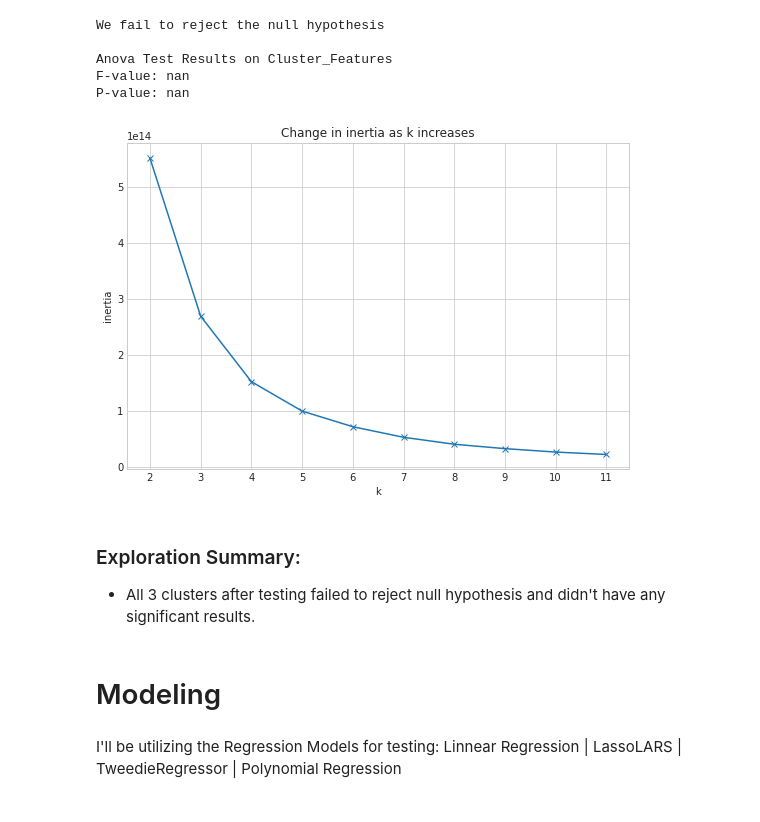
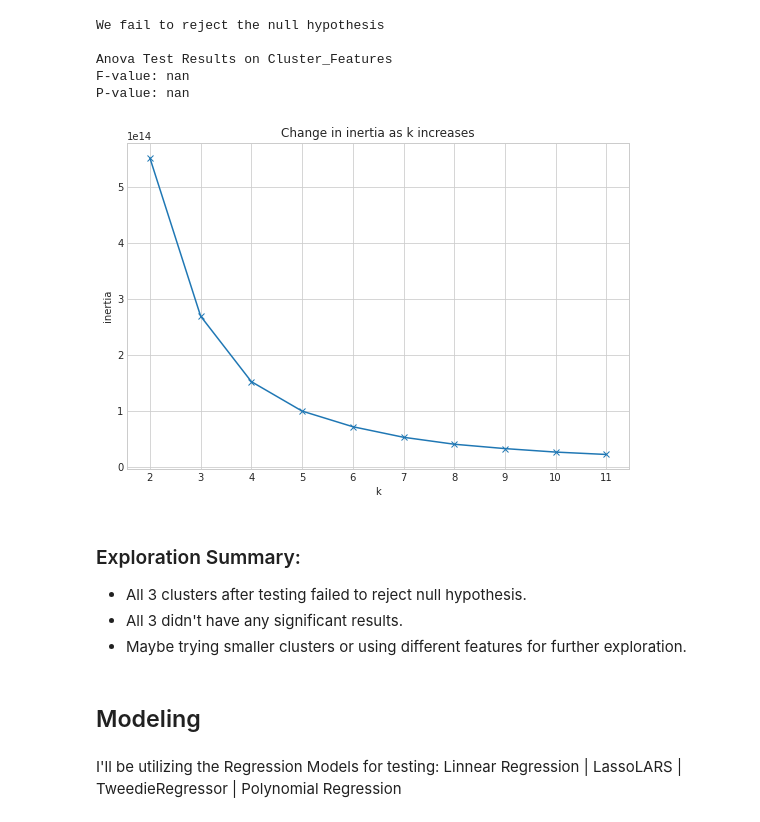
Before and after one commit to paigerackley/zillow-clustering-project, a Jupyter notebook: final_notebook.ipynb, the cells around one changed output. Drawn from its saved outputs; the diff is of its cells as text; code cells hidden in the pictures.

```diff
--- a/final_notebook.ipynb
+++ b/final_notebook.ipynb
@@ -325,14 +363,34 @@ P-value: nan
 ### Cluster on Tax Columns (taxvaluedollarcnt, landtaxvaluedollarcnt)
 # %%
 # Creating and naming
-taxcluster = train_scaled[['taxvaluedollarcnt', 'landtaxvaluedollarcnt']]
+taxclustertrain = train_scaled[['taxvaluedollarcnt', 'landtaxvaluedollarcnt']]
 # Make object
 kmeans = KMeans(n_clusters=3)
-kmeans.fit(taxcluster)
+kmeans.fit(taxclustertrain)
 # Use the thing
-kmeans.predict(taxcluster)
+kmeans.predict(taxclustertrain)
 #storing this predicted cluster of data into original dataframe
-train_scaled['taxcluster'] = kmeans.predict(taxcluster)
+train_scaled['taxcluster'] = kmeans.predict(taxclustertrain)
+# %%
+# Creating and naming - Validate
+taxclustervalidate = validate_scaled[['taxvaluedollarcnt', 'landtaxvaluedollarcnt']]
+# Make object
+kmeans = KMeans(n_clusters=3)
+kmeans.fit(taxclustertrain)
+# Use the thing
+kmeans.predict(taxclustervalidate)
+#storing this predicted cluster of data into original dataframe
+validate_scaled['taxcluster'] = kmeans.predict(taxclustervalidate)
+# %%
+# Creating and naming - Test
+taxclustertest = test_scaled[['taxvaluedollarcnt', 'landtaxvaluedollarcnt']]
+# Make object
+kmeans = KMeans(n_clusters=3)
+kmeans.fit(taxclustertrain)
+# Use the thing
+kmeans.predict(taxclustertest)
+#storing this predicted cluster of data into original dataframe
+test_scaled['taxcluster'] = kmeans.predict(taxclustertest)
 # %%
 # plotting tax cluster
 sns.scatterplot(data=train_scaled, x='longitude', y='latitude', hue='taxcluster', palette = sns.color_palette("muted", n_colors = 3))
@@ -368,22 +426,24 @@ We fail to reject the null hypothesis
 Anova Test Results on Cluster_Features
 F-value: nan
 P-value: nan
-# %%
-with plt.style.context('seaborn-whitegrid'):
-    plt.figure(figsize=(9, 6))
-    pd.Series({k: KMeans(k).fit(taxcluster).inertia_ for k in range(2, 12)}).plot(marker='x')
-    plt.xticks(range(2, 12))
-    plt.xlabel('k')
-    plt.ylabel('inertia')
-    plt.title('Change in inertia as k increases')
-# %% [output]
-[figure, removed]
+# %%
+with plt.style.context('seaborn-whitegrid'):
+    plt.figure(figsize=(9, 6))
+    pd.Series({k: KMeans(k).fit(taxclustertrain).inertia_ for k in range(2, 12)}).plot(marker='x')
+    plt.xticks(range(2, 12))
+    plt.xlabel('k')
+    plt.ylabel('inertia')
+    plt.title('Change in inertia as k increases')
+# %% [output]
+[figure, added]
 # %% [markdown]
 ### Exploration Summary:
 
- - All 3 clusters after testing failed to reject null hypothesis and didn't have any significant results.
+ - All 3 clusters after testing failed to reject null hypothesis.
+ - All 3 didn't have any significant results.
+ - Maybe trying smaller clusters or using different features for further exploration.
-# %% [markdown]
-# Modeling
+# %% [markdown]
+## Modeling
 # %% [markdown]
 I'll be utilizing the Regression Models for testing: Linnear Regression | LassoLARS | TweedieRegressor | Polynomial Regression
 # %%
```
Also changed, not shown: parts of 51 cells of this notebook, 1 other file.
